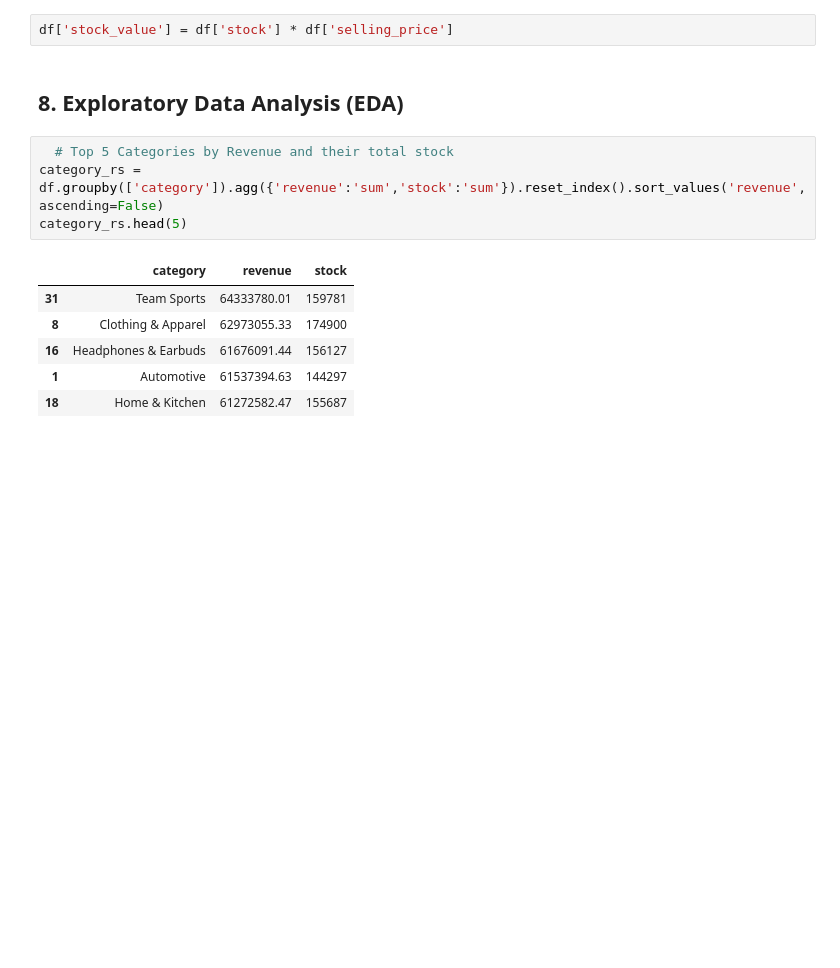
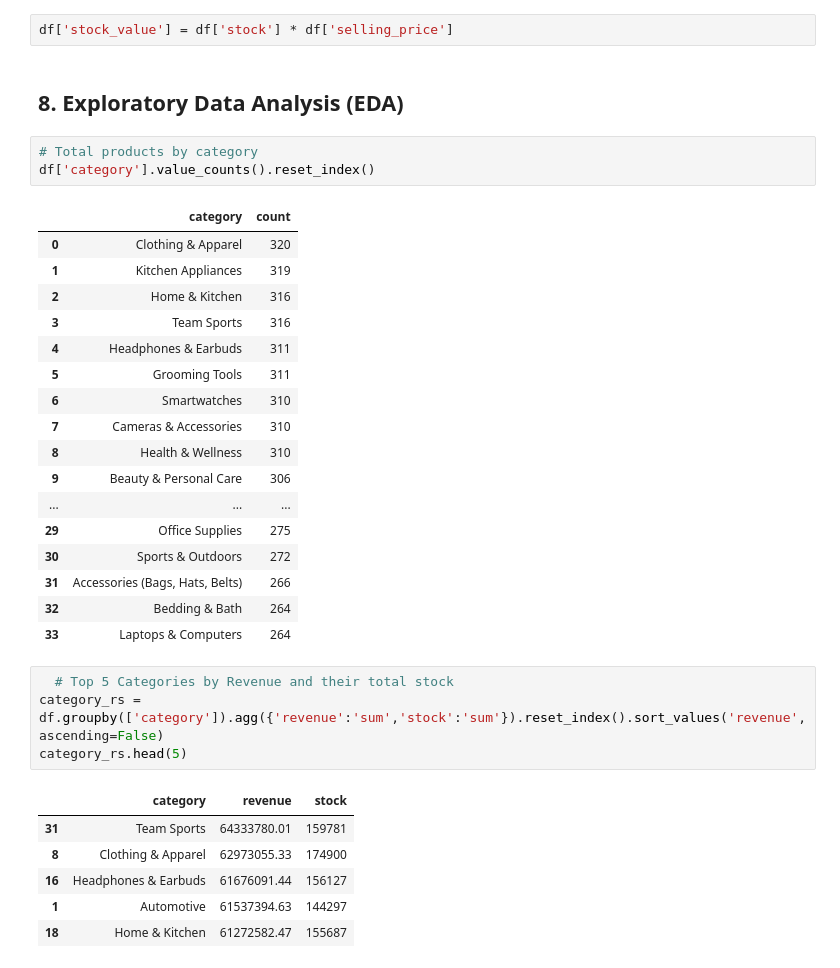
Before and after one commit to gauravvxv/Pilgrim-BI-Intern-Assignment, a Jupyter notebook: Notebook/Pilgirm.ipynb, the cells around one changed output. Saved outputs shown, nothing was run; the diff lists cells and outputs as text; blank space fills up the shorter version.

```diff
--- a/Notebook/Pilgirm.ipynb
+++ b/Notebook/Pilgirm.ipynb
@@ -169,6 +169,27 @@ df['revenue'] = df['qty'] * df['selling_price']
 df['stock_value'] = df['stock'] * df['selling_price']
 # %% [markdown]
 ## 8. Exploratory Data Analysis (EDA)
+# %%
+# Total products by category
+df['category'].value_counts().reset_index()
+# %% [output]
+|  | category | count |
+| 0 | Clothing & Apparel | 320 |
+| 1 | Kitchen Appliances | 319 |
+| 2 | Home & Kitchen | 316 |
+| 3 | Team Sports | 316 |
+| 4 | Headphones & Earbuds | 311 |
+| 5 | Grooming Tools | 311 |
+| 6 | Smartwatches | 310 |
+| 7 | Cameras & Accessories | 310 |
+| 8 | Health & Wellness | 310 |
+| 9 | Beauty & Personal Care | 306 |
+| ... | ... | ... |
+| 29 | Office Supplies | 275 |
+| 30 | Sports & Outdoors | 272 |
+| 31 | Accessories (Bags, Hats, Belts) | 266 |
+| 32 | Bedding & Bath | 264 |
+| 33 | Laptops & Computers | 264 |
 # %%
   # Top 5 Categories by Revenue and their total stock
 category_rs = df.groupby(['category']).agg({'revenue':'sum','stock':'sum'}).reset_index().sort_values('revenue',ascending=False)
```
Also changed, not shown: parts of 6 cells of this notebook.
